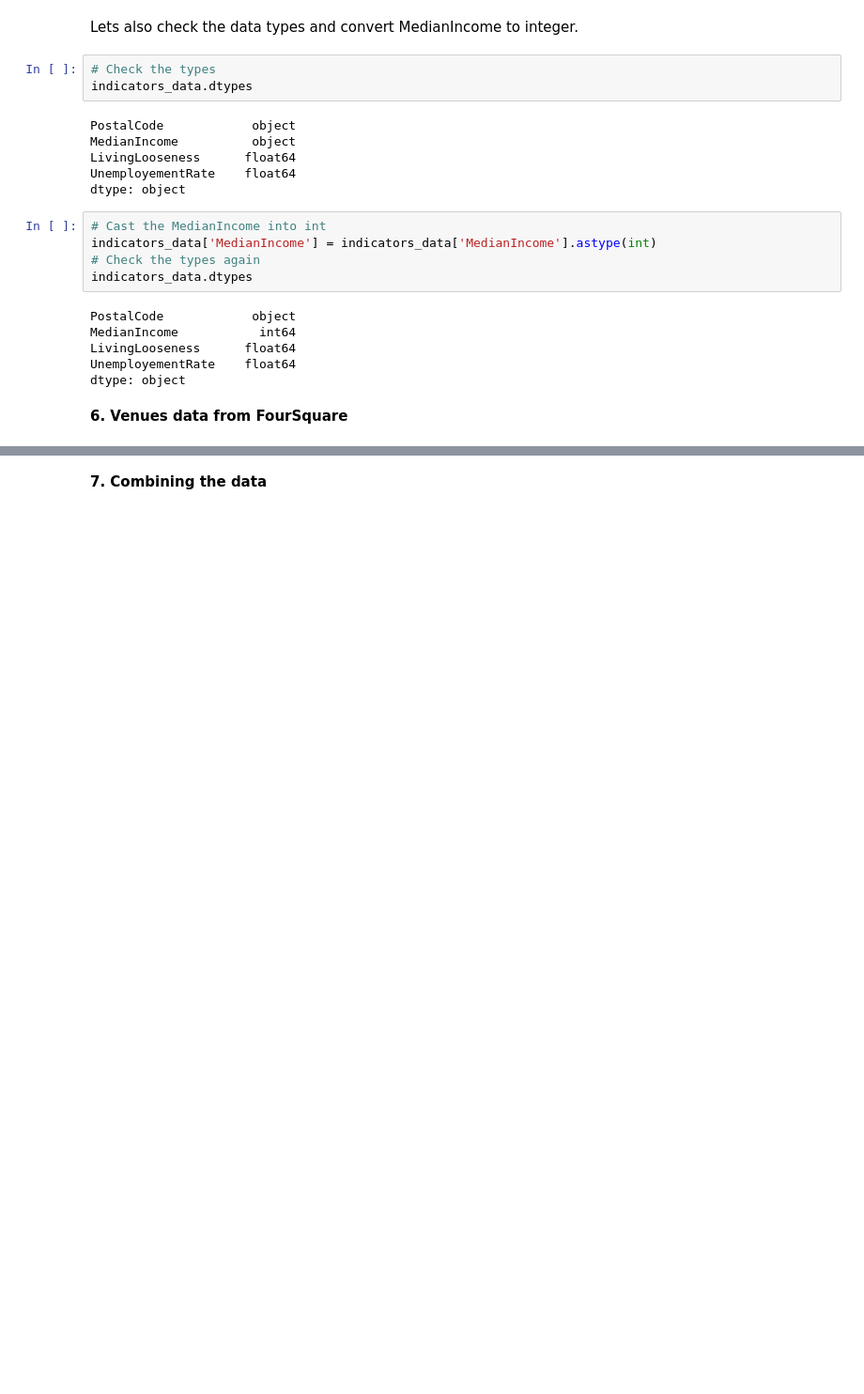
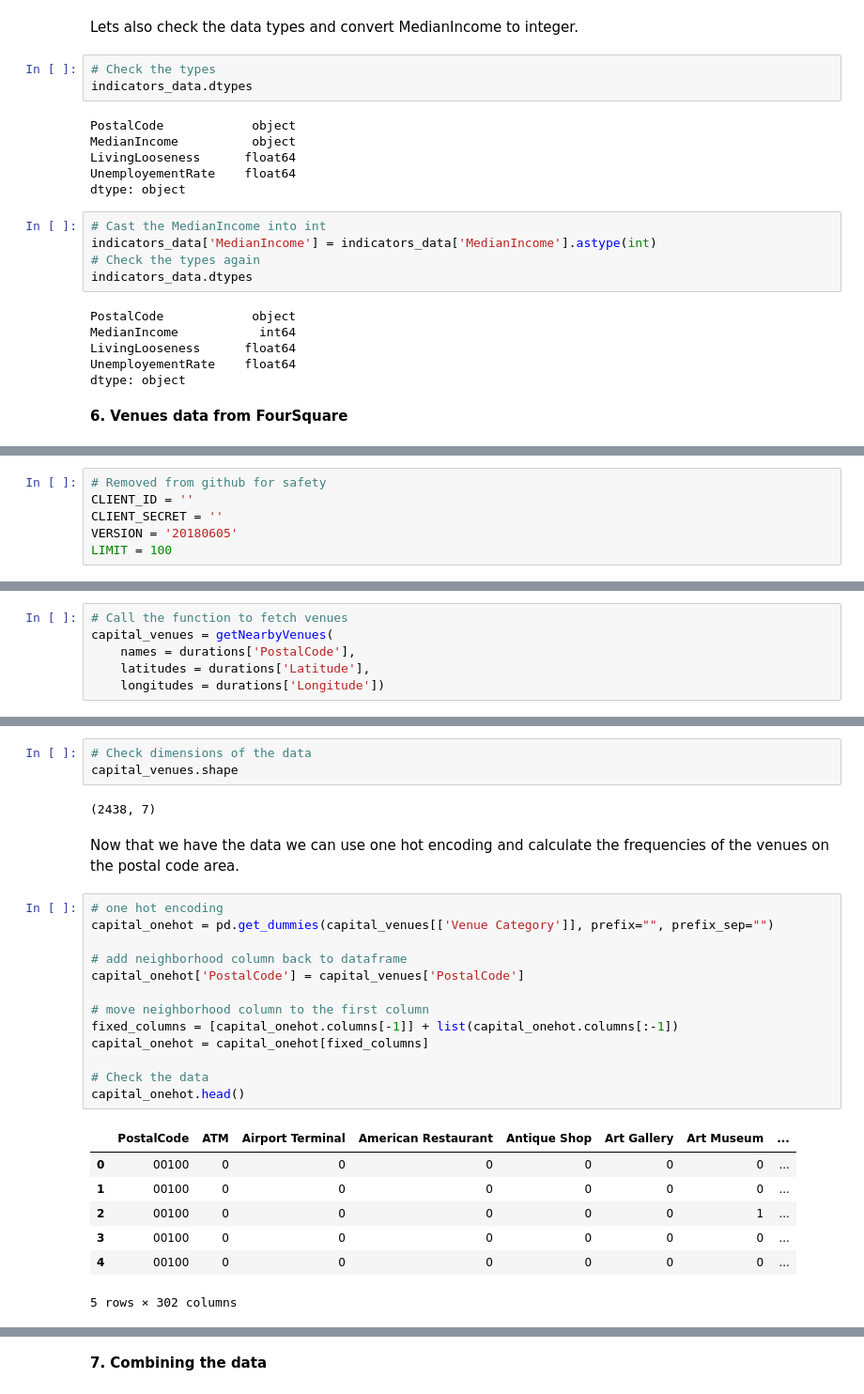
Before and after one commit to cobrelli/Coursera_Capstone, a Jupyter notebook: Capstone 1.ipynb, the cells around one changed output, grey strips where cells are left out. Shown at 94% size. Cells and saved outputs as stored; diff of their text form; blank space fills up the shorter version.

Commit message:
Add the four square data with most common venues

```diff
--- a/Capstone 1.ipynb
+++ b/Capstone 1.ipynb
@@ -482,0 +487,6 @@ dtype: object
+# %%
+# Removed from github for safety
+CLIENT_ID = ''
+CLIENT_SECRET = ''
+VERSION = '20180605'
+LIMIT = 100
@@ -482,0 +540,6 @@ dtype: object
+# %%
+# Call the function to fetch venues
+capital_venues = getNearbyVenues(
+    names = durations['PostalCode'],
+    latitudes = durations['Latitude'],
+    longitudes = durations['Longitude'])
@@ -482,0 +556,28 @@ dtype: object
+# %%
+# Check dimensions of the data
+capital_venues.shape
+# %% [output]
+(2438, 7)
+# %% [markdown]
+Now that we have the data we can use one hot encoding and calculate the frequencies of the venues on the postal code area.
+# %%
+# one hot encoding
+capital_onehot = pd.get_dummies(capital_venues[['Venue Category']], prefix="", prefix_sep="")
+
+# add neighborhood column back to dataframe
+capital_onehot['PostalCode'] = capital_venues['PostalCode']
+
+# move neighborhood column to the first column
+fixed_columns = [capital_onehot.columns[-1]] + list(capital_onehot.columns[:-1])
+capital_onehot = capital_onehot[fixed_columns]
+
+# Check the data
+capital_onehot.head()
+# %% [output]
+|  | PostalCode | ATM | Airport Terminal | American Restaurant | Antique Shop | Art Gallery | Art Museum | ... |
+| 0 | 00100 | 0 | 0 | 0 | 0 | 0 | 0 | ... |
+| 1 | 00100 | 0 | 0 | 0 | 0 | 0 | 0 | ... |
+| 2 | 00100 | 0 | 0 | 0 | 0 | 0 | 1 | ... |
+| 3 | 00100 | 0 | 0 | 0 | 0 | 0 | 0 | ... |
+| 4 | 00100 | 0 | 0 | 0 | 0 | 0 | 0 | ... |
+5 rows × 302 columns
```
Also changed, not shown: parts of 10 cells of this notebook.
